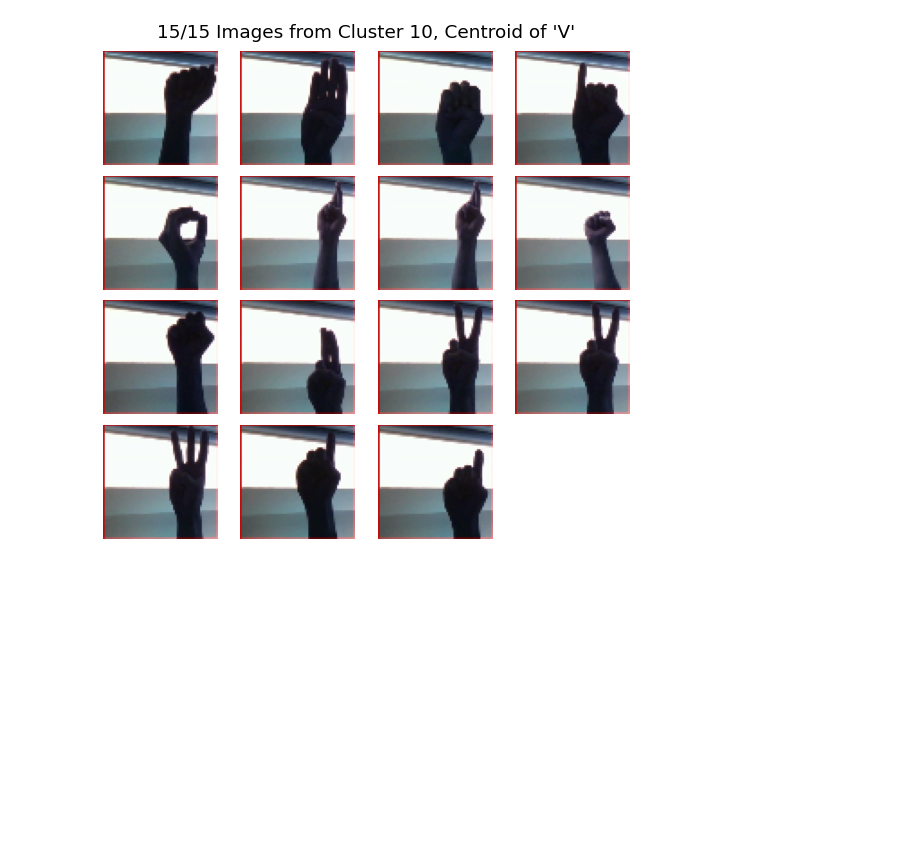
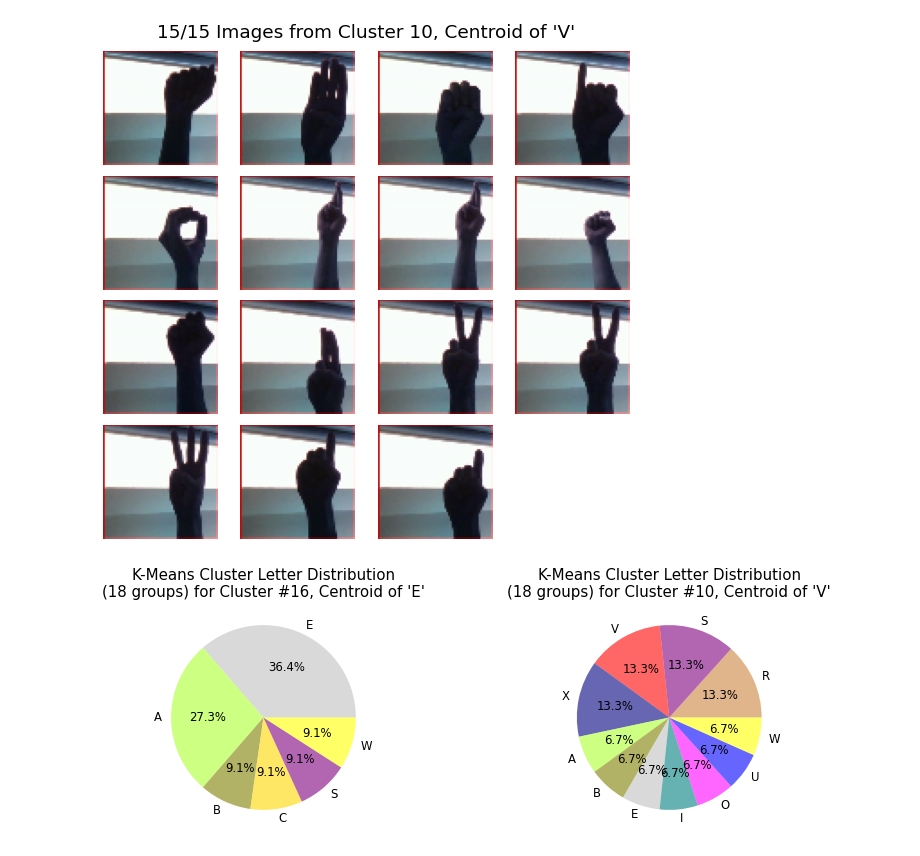
Before and after one commit to GriffinSnider/ASL_Fingerspelling_Recognition, a Jupyter notebook: ASL_Notebook.ipynb, the cells around one changed output. Drawn from its saved outputs; the diff is of its cells as text; code cells hidden in the pictures; blank space fills up the shorter version.

Commit message:
show the 2 high and low clusters

```diff
--- a/ASL_Notebook.ipynb
+++ b/ASL_Notebook.ipynb
@@ -550,3 +550,8 @@ plot_cluster_images(low_purity_cluster)
 # %% [output]
 Low purity cluster 10 (purity: 0.13)
 [figure]
+# %%
+#calls plot_cluster_result function for the 2 clusters
+plot_cluster_results(high_purity_cluster, low_purity_cluster)
+# %% [output]
+[figure, added]
```
